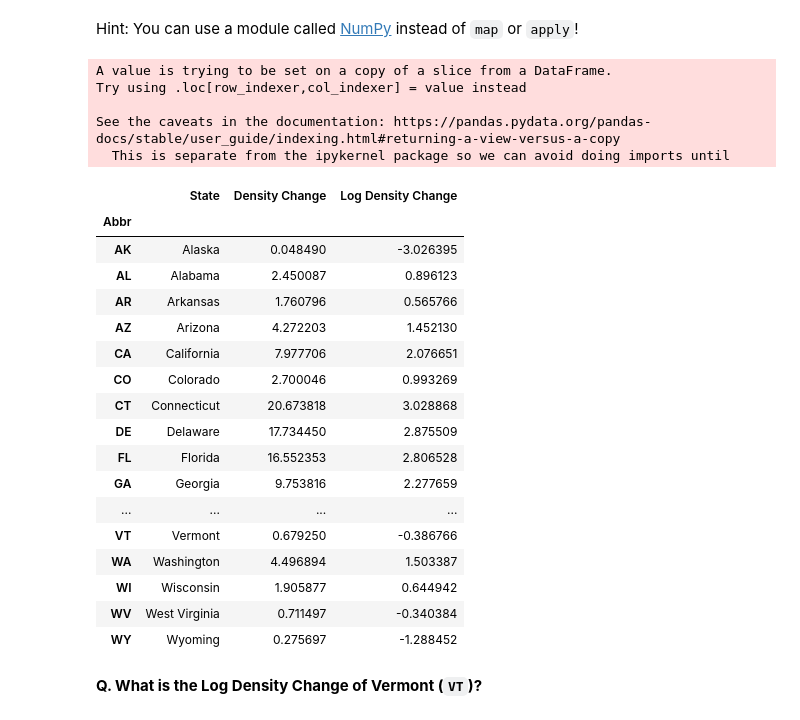
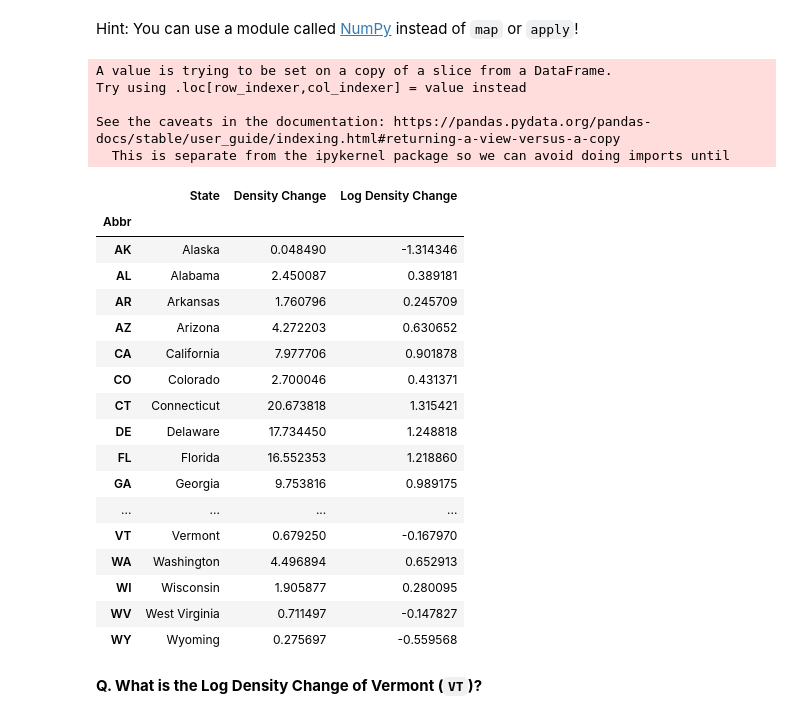
Before and after one commit to carlosfmorenog/CM4125, a Jupyter notebook: CM4125 T5/CM4125_Lab5.1_ManipulatingColumns_solved.ipynb, the cells around one changed output. Cells and saved outputs as stored; diff of their text form; code cells hidden in the pictures.

```diff
--- a/CM4125 T5/CM4125_Lab5.1_ManipulatingColumns_solved.ipynb
+++ b/CM4125 T5/CM4125_Lab5.1_ManipulatingColumns_solved.ipynb
@@ -204,32 +204,32 @@ Hint: You can use a module called [NumPy](https://numpy.org/doc/stable/reference
 # %%
 # Just ignore the warning!
 import numpy as np
-increased_states['Log Density Change'] = np.log(increased_states['Density Change'])
+increased_states['Log Density Change'] = np.log10(increased_states['Density Change'])
 increased_states
 # %% [output]
 A value is trying to be set on a copy of a slice from a DataFrame.
 Try using .loc[row_indexer,col_indexer] = value instead
 
 See the caveats in the documentation: https://pandas.pydata.org/pandas-docs/stable/user_guide/indexing.html#returning-a-view-versus-a-copy
   This is separate from the ipykernel package so we can avoid doing imports until
 |  | State | Density Change | Log Density Change |
 | Abbr |  |  |  |
-| AK | Alaska | 0.048490 | -3.026395 |
-| AL | Alabama | 2.450087 | 0.896123 |
-| AR | Arkansas | 1.760796 | 0.565766 |
-| AZ | Arizona | 4.272203 | 1.452130 |
-| CA | California | 7.977706 | 2.076651 |
-| CO | Colorado | 2.700046 | 0.993269 |
-| CT | Connecticut | 20.673818 | 3.028868 |
-| DE | Delaware | 17.734450 | 2.875509 |
-| FL | Florida | 16.552353 | 2.806528 |
-| GA | Georgia | 9.753816 | 2.277659 |
+| AK | Alaska | 0.048490 | -1.314346 |
+| AL | Alabama | 2.450087 | 0.389181 |
+| AR | Arkansas | 1.760796 | 0.245709 |
+| AZ | Arizona | 4.272203 | 0.630652 |
+| CA | California | 7.977706 | 0.901878 |
+| CO | Colorado | 2.700046 | 0.431371 |
+| CT | Connecticut | 20.673818 | 1.315421 |
+| DE | Delaware | 17.734450 | 1.248818 |
+| FL | Florida | 16.552353 | 1.218860 |
+| GA | Georgia | 9.753816 | 0.989175 |
 | ... | ... | ... | ... |
-| VT | Vermont | 0.679250 | -0.386766 |
-| WA | Washington | 4.496894 | 1.503387 |
-| WI | Wisconsin | 1.905877 | 0.644942 |
-| WV | West Virginia | 0.711497 | -0.340384 |
-| WY | Wyoming | 0.275697 | -1.288452 |
+| VT | Vermont | 0.679250 | -0.167970 |
+| WA | Washington | 4.496894 | 0.652913 |
+| WI | Wisconsin | 1.905877 | 0.280095 |
+| WV | West Virginia | 0.711497 | -0.147827 |
+| WY | Wyoming | 0.275697 | -0.559568 |
 # %% [markdown]
 **Q. What is the Log Density Change of Vermont (`VT`)?**
 # %%
```
Also changed, not shown: parts of 2 cells of this notebook.
